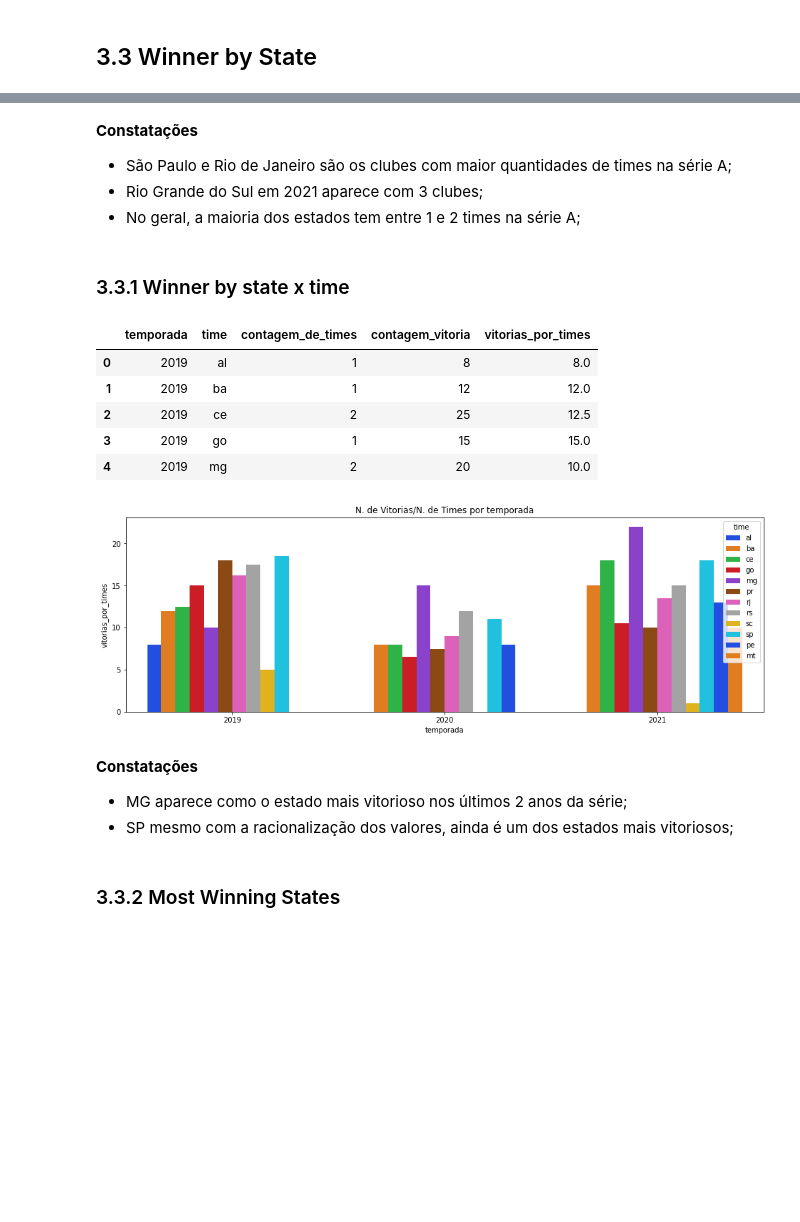
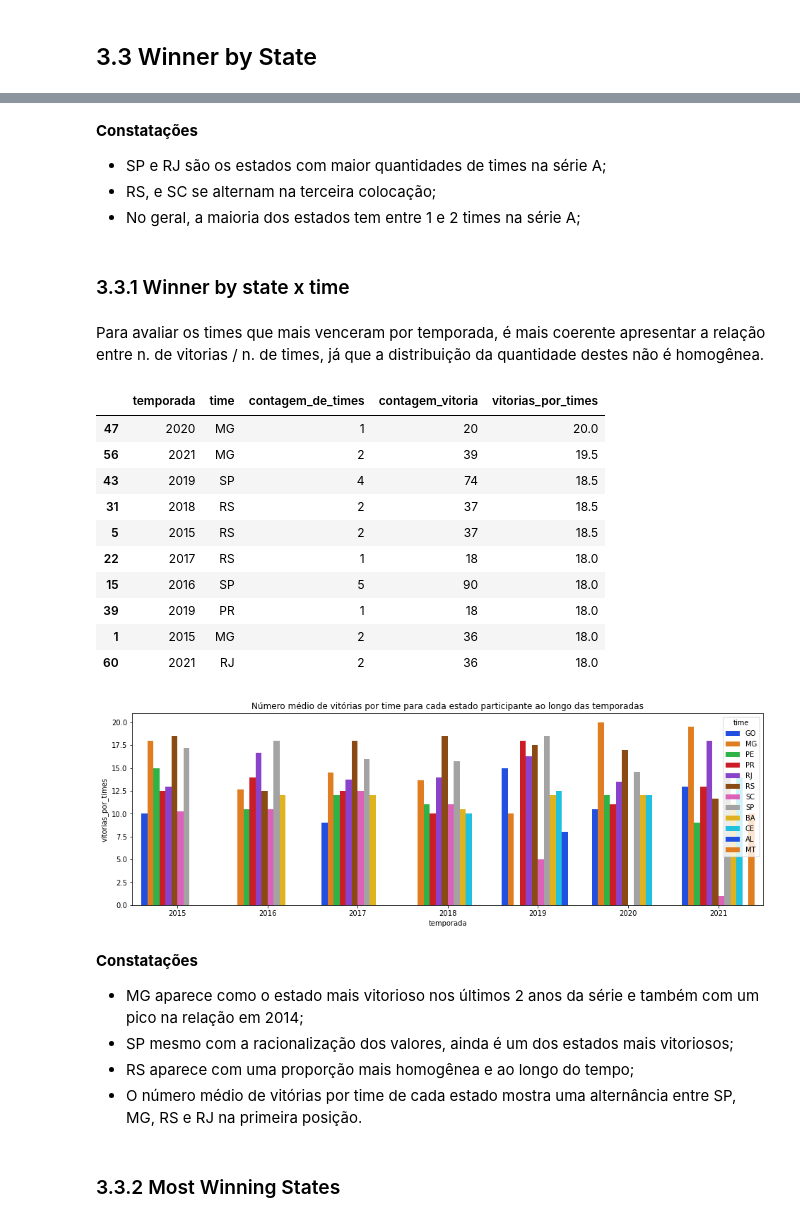
Before and after one commit to mahelvson/FootballPredictions, a Jupyter notebook: notebooks/Cycle11 - Final Analysis.ipynb, the cells around one changed output, grey strips where cells are left out. Saved outputs shown, nothing was run; the diff lists cells and outputs as text; code cells hidden in the pictures; blank space fills up the shorter version.

```diff
--- a/notebooks/Cycle11 - Final Analysis.ipynb
+++ b/notebooks/Cycle11 - Final Analysis.ipynb
@@ -244,4 +420,7 @@ df_stats2.head()
 # %% [markdown]
 # 3.0 Exploratory Data Analysis
+# %%
+df3_full = df2_full.copy()
+df3_stats = df2_stats.copy()
 # %% [markdown]
 A ideia aqui é tentar adquirir algum conhecimento das variáveis que possa ajudar a identificar as melhores features e modelos que possam ser utilizados posteriormente. Também são geradas algumas hipóteses com base nestas análises.
@@ -251,3 +443,6 @@ df_stats3 = df_stats2.copy()
 # %% [markdown]
 ## 3.1 Winner by Home x Away
+# %%
+# encoding na variavel do vencedor para facilitar algumas analises
+df3_full['vencedor'] = df3_full.apply(encode_target, axis = 1)
 # %%
@@ -273,7 +468,7 @@ plt.legend(['Empate', 'Mandante', 'Visitante']);
 # %% [markdown]
 ## 3.3 Winner by State
 # %%
-df_aux = df_full3[['temporada', 'mandante', 'mandante_estado']]
+df_aux = df3_full[['temporada', 'mandante', 'mandante_estado']]
 df_aux2 = pd.DataFrame(pd.DataFrame(df_aux.groupby(['temporada', 'mandante_estado']).value_counts()).drop(0, axis = 1).groupby(['temporada', 'mandante_estado']).value_counts(), columns=['counts'])
 df_aux2 = df_aux2.reset_index()
 # %%
@@ -308,31 +481,51 @@ df_aux4.head()
 # %% [markdown]
 <b> Constatações </b>
-- São Paulo e Rio de Janeiro são os clubes com maior quantidades de times na série A;
-- Rio Grande do Sul em 2021 aparece com 3 clubes;
+- SP e RJ são os estados com maior quantidades de times na série A;
+- RS, e SC se alternam na terceira colocação;
 - No geral, a maioria dos estados tem entre 1 e 2 times na série A;
 # %% [markdown]
 ### 3.3.1 Winner by state x time
+# %% [markdown]
+Para avaliar os times que mais venceram por temporada, é mais coerente apresentar a relação entre n. de vitorias / n. de times, já que a distribuição da quantidade destes não é homogênea.
+# %%
+df_aux2 = df_aux2.set_index(['temporada', 'mandante_estado'])
+df_aux2 = df_aux2.rename(columns={'counts': 'contagem_de_times'})
+
+df_aux3 = pd.DataFrame(pd.DataFrame(df3_full[df3_full['estado_vencedor'] != '-'][['temporada', 'estado_vencedor']] \
+                                    .value_counts(), columns=['contagem_vitoria']).groupby(['temporada', 'estado_vencedor']) \
+                                    .value_counts()).drop(0, axis = 1) \
+                                    .reset_index(['contagem_vitoria'])
+
+df_aux4 = pd.concat([df_aux2, df_aux3], axis = 1)
+df_aux4.loc[:, 'vitorias_por_times'] = df_aux3.contagem_vitoria / df_aux4.contagem_de_times
 # %%
 df_aux4 = df_aux4.reset_index()
 df_aux4 = df_aux4.rename(columns={'level_1': 'time'})
-df_aux4.head()
+df_aux4.sort_values('vitorias_por_times', ascending=False).head(10)
 # %% [output]
 |  | temporada | time | contagem_de_times | contagem_vitoria | vitorias_por_times |
-| 0 | 2019 | al | 1 | 8 | 8.0 |
-| 1 | 2019 | ba | 1 | 12 | 12.0 |
-| 2 | 2019 | ce | 2 | 25 | 12.5 |
-| 3 | 2019 | go | 1 | 15 | 15.0 |
-| 4 | 2019 | mg | 2 | 20 | 10.0 |
+| 47 | 2020 | MG | 1 | 20 | 20.0 |
+| 56 | 2021 | MG | 2 | 39 | 19.5 |
+| 43 | 2019 | SP | 4 | 74 | 18.5 |
+| 31 | 2018 | RS | 2 | 37 | 18.5 |
+| 5 | 2015 | RS | 2 | 37 | 18.5 |
+| 22 | 2017 | RS | 1 | 18 | 18.0 |
+| 15 | 2016 | SP | 5 | 90 | 18.0 |
+| 39 | 2019 | PR | 1 | 18 | 18.0 |
+| 1 | 2015 | MG | 2 | 36 | 18.0 |
+| 60 | 2021 | RJ | 2 | 36 | 18.0 |
 # %%
 plt.figure(figsize=(16, 5));
 sns.barplot(x=df_aux4['temporada'], y=df_aux4['vitorias_por_times'], hue=df_aux4['time'], palette='bright');
-plt.title('N. de Vitorias/N. de Times por temporada');
+plt.title('Número médio de vitórias por time para cada estado participante ao longo das temporadas');
 # %% [output]
-[figure, old version]
+[figure, new version]
 # %% [markdown]
 <b> Constatações </b>
-- MG aparece como o estado mais vitorioso nos últimos 2 anos da série;
+- MG aparece como o estado mais vitorioso nos últimos 2 anos da série e também com um pico na relação em 2014;
 - SP mesmo com a racionalização dos valores, ainda é um dos estados mais vitoriosos;
+- RS aparece com uma proporção mais homogênea e ao longo do tempo;
+- O número médio de vitórias por time de cada estado mostra uma alternância entre SP, MG, RS e RJ na primeira posição.
 # %% [markdown]
 ### 3.3.2 Most Winning States
 # %%
```
Also changed, not shown: parts of 160 cells of this notebook.
